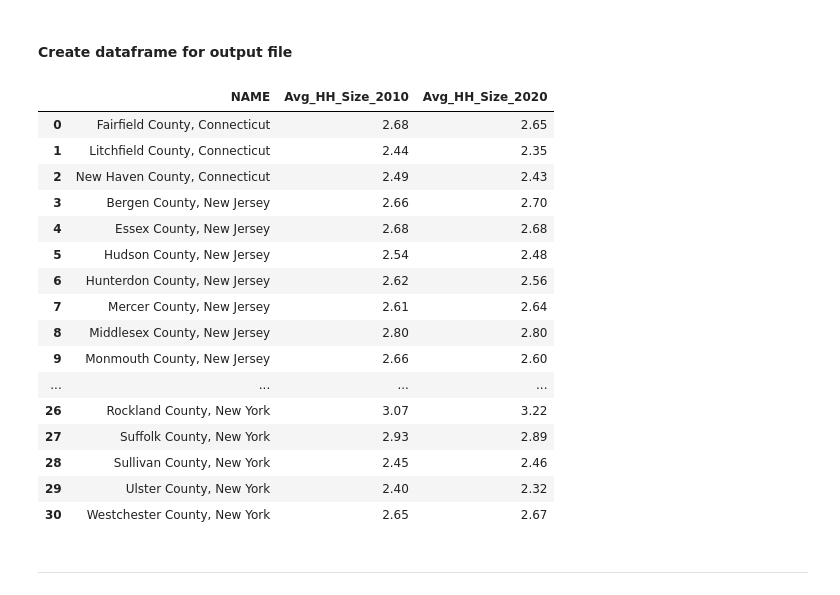
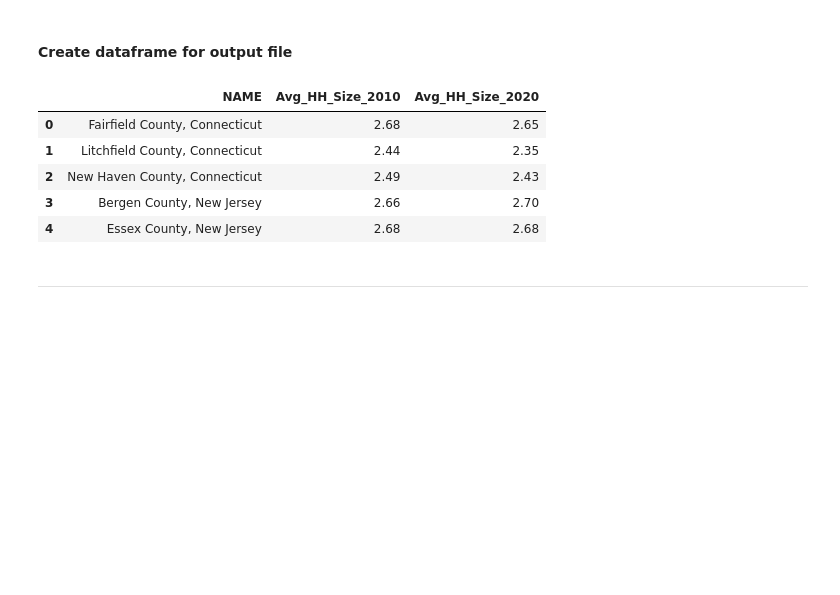
Before and after one commit to mike-carper/DCP-Data-Analyst-Exercise, a Jupyter notebook: Full Exercise Notebook - DCP Data Analyst Exercise.ipynb, the cells around one changed output. Cells and saved outputs as stored; diff of their text form; code cells hidden in the pictures; blank space fills up the shorter version.

```diff
--- a/Full Exercise Notebook - DCP Data Analyst Exercise.ipynb
+++ b/Full Exercise Notebook - DCP Data Analyst Exercise.ipynb
@@ -305,25 +294,14 @@ df_hh_nycmetro
 # %%
 df_output = df_hh_nycmetro[['NAME','Avg_HH_Size_2010','Avg_HH_Size_2020']].round(2)
 # %%
-df_output
+df_output.head()
 # %% [output]
 |  | NAME | Avg_HH_Size_2010 | Avg_HH_Size_2020 |
 | 0 | Fairfield County, Connecticut | 2.68 | 2.65 |
 | 1 | Litchfield County, Connecticut | 2.44 | 2.35 |
 | 2 | New Haven County, Connecticut | 2.49 | 2.43 |
 | 3 | Bergen County, New Jersey | 2.66 | 2.70 |
 | 4 | Essex County, New Jersey | 2.68 | 2.68 |
-| 5 | Hudson County, New Jersey | 2.54 | 2.48 |
-| 6 | Hunterdon County, New Jersey | 2.62 | 2.56 |
-| 7 | Mercer County, New Jersey | 2.61 | 2.64 |
-| 8 | Middlesex County, New Jersey | 2.80 | 2.80 |
-| 9 | Monmouth County, New Jersey | 2.66 | 2.60 |
-| ... | ... | ... | ... |
-| 26 | Rockland County, New York | 3.07 | 3.22 |
-| 27 | Suffolk County, New York | 2.93 | 2.89 |
-| 28 | Sullivan County, New York | 2.45 | 2.46 |
-| 29 | Ulster County, New York | 2.40 | 2.32 |
-| 30 | Westchester County, New York | 2.65 | 2.67 |
 # %% [markdown]
 ______________________________________________________________________________________________________________
 # %% [markdown]
```
Also changed, not shown: parts of 1 cell of this notebook.
